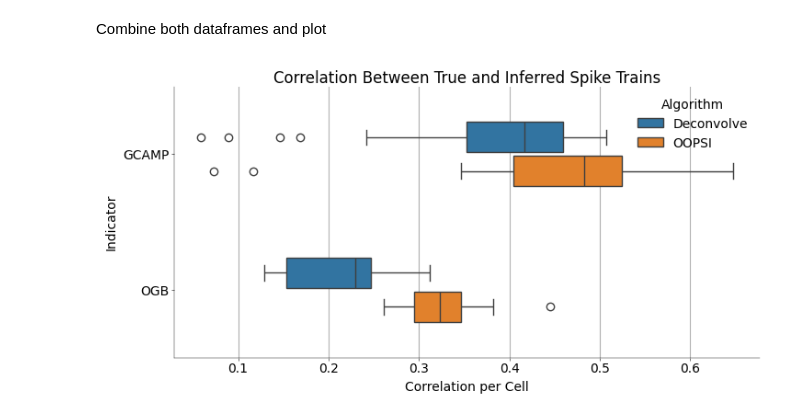
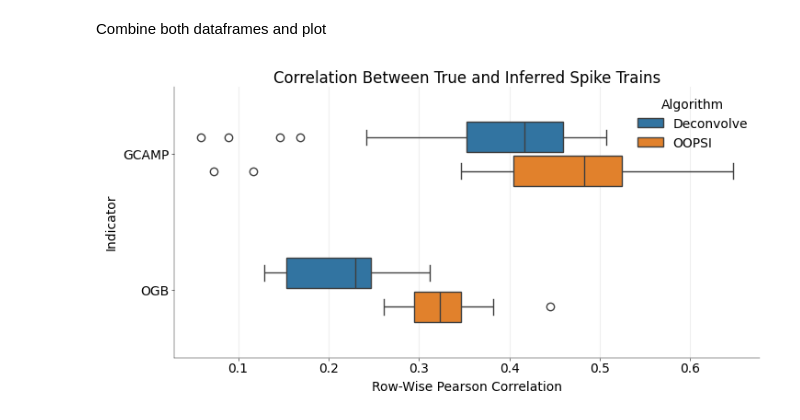
Before and after one commit to stedavkle/uni-tue-nds, a Jupyter notebook: CL3/notebooks/CodingLab3.ipynb, the cells around one changed output. Saved outputs shown, nothing was run; the diff lists cells and outputs as text; code cells hidden in the pictures.

```diff
--- a/CL3/notebooks/CodingLab3.ipynb
+++ b/CL3/notebooks/CodingLab3.ipynb
@@ -548,23 +564,23 @@ Combine both dataframes and plot
 # %%
 combined_df = pd.concat([gcamp_df, ogb_df])
 
 # ---------------------------------------------------------------------------
 # Create Strip/Boxplot for both cells and algorithms Cell as described (1 pt)
 # hint: you can separate the algorithms by color
 # ---------------------------------------------------------------------------
 
 ax = sns.boxplot(
     data=combined_df,
     x="Correlation",
     y="Indicator",
     hue="Algorithm",
     width=0.5,
     gap=0.1,
 )
 # vertical grid
-ax.grid(axis="x")
-ax.set_xlabel("Correlation per Cell")  # TODO passt das?
+ax.grid(axis="x", alpha=0.2)
+ax.set_xlabel("Row-Wise Pearson Correlation")
 ax.set_title("Correlation Between True and Inferred Spike Trains")
 plt.show()
 # %% [output]
-[figure, old version]
+[figure, new version]
```
Also changed, not shown: parts of 6 cells of this notebook.
